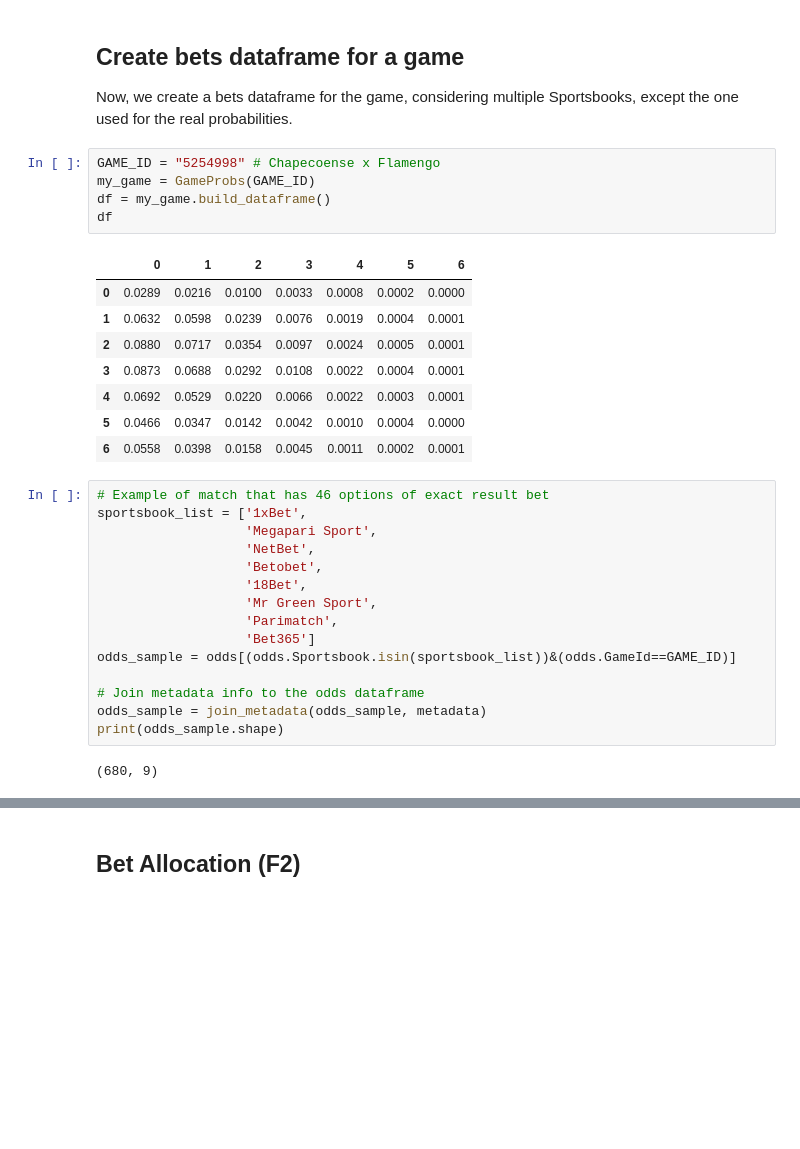
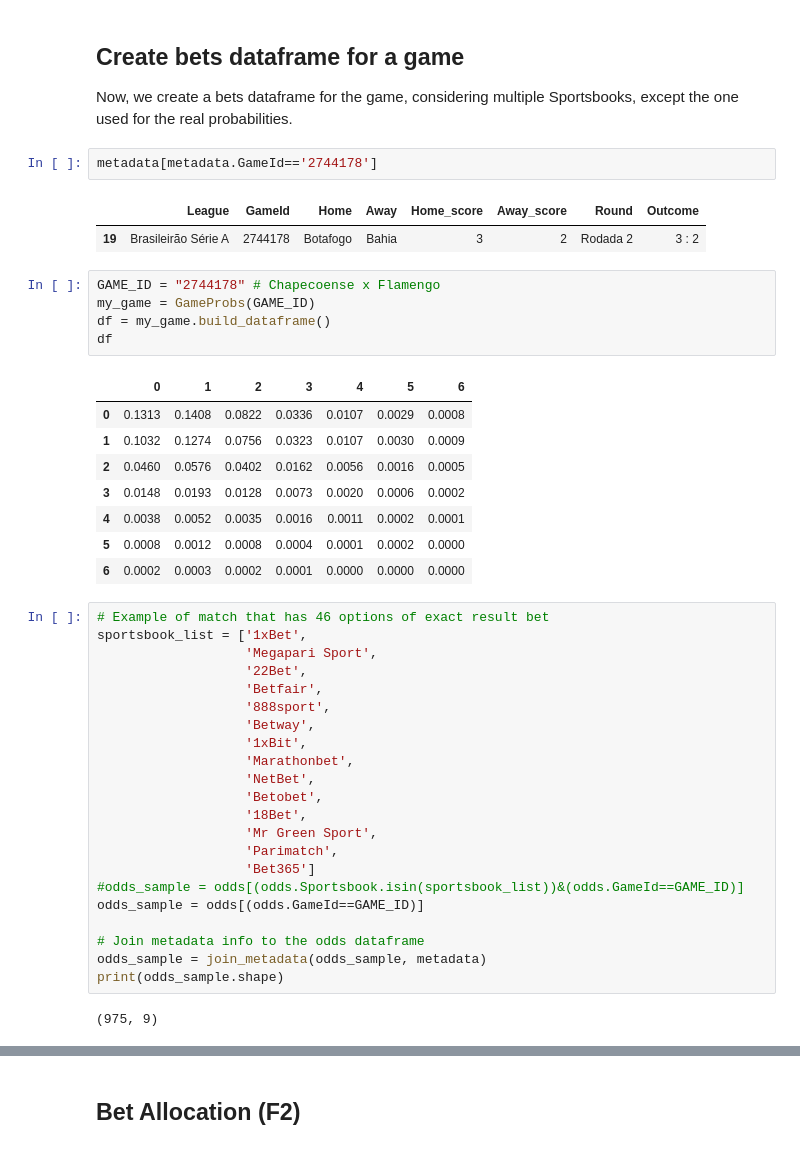
Before and after one commit to MarcosAugusto47/soccer-betting-strategy, a Jupyter notebook: notebook.ipynb, the cells around one changed output, grey strips where cells are left out. Cells and saved outputs as stored; diff of their text form; blank space fills up the shorter version.

```diff
--- a/notebook.ipynb
+++ b/notebook.ipynb
@@ -45,37 +45,49 @@ print(odds.shape)
 # %% [markdown]
 ## Create bets dataframe for a game
 Now, we create a bets dataframe for the game, considering multiple Sportsbooks, except the one used for the real probabilities.
+# %%
+metadata[metadata.GameId=='2744178']
+# %% [output]
+|  | League | GameId | Home | Away | Home_score | Away_score | Round | Outcome |
+| 19 | Brasileirão Série A | 2744178 | Botafogo | Bahia | 3 | 2 | Rodada 2 | 3 : 2 |
 # %%
-GAME_ID = "5254998" # Chapecoense x Flamengo
+GAME_ID = "2744178" # Chapecoense x Flamengo
 my_game = GameProbs(GAME_ID)
 df = my_game.build_dataframe()
 df
 # %% [output]
 |  | 0 | 1 | 2 | 3 | 4 | 5 | 6 |
-| 0 | 0.0289 | 0.0216 | 0.0100 | 0.0033 | 0.0008 | 0.0002 | 0.0000 |
-| 1 | 0.0632 | 0.0598 | 0.0239 | 0.0076 | 0.0019 | 0.0004 | 0.0001 |
-| 2 | 0.0880 | 0.0717 | 0.0354 | 0.0097 | 0.0024 | 0.0005 | 0.0001 |
-| 3 | 0.0873 | 0.0688 | 0.0292 | 0.0108 | 0.0022 | 0.0004 | 0.0001 |
-| 4 | 0.0692 | 0.0529 | 0.0220 | 0.0066 | 0.0022 | 0.0003 | 0.0001 |
-| 5 | 0.0466 | 0.0347 | 0.0142 | 0.0042 | 0.0010 | 0.0004 | 0.0000 |
-| 6 | 0.0558 | 0.0398 | 0.0158 | 0.0045 | 0.0011 | 0.0002 | 0.0001 |
+| 0 | 0.1313 | 0.1408 | 0.0822 | 0.0336 | 0.0107 | 0.0029 | 0.0008 |
+| 1 | 0.1032 | 0.1274 | 0.0756 | 0.0323 | 0.0107 | 0.0030 | 0.0009 |
+| 2 | 0.0460 | 0.0576 | 0.0402 | 0.0162 | 0.0056 | 0.0016 | 0.0005 |
+| 3 | 0.0148 | 0.0193 | 0.0128 | 0.0073 | 0.0020 | 0.0006 | 0.0002 |
+| 4 | 0.0038 | 0.0052 | 0.0035 | 0.0016 | 0.0011 | 0.0002 | 0.0001 |
+| 5 | 0.0008 | 0.0012 | 0.0008 | 0.0004 | 0.0001 | 0.0002 | 0.0000 |
+| 6 | 0.0002 | 0.0003 | 0.0002 | 0.0001 | 0.0000 | 0.0000 | 0.0000 |
 # %%
 # Example of match that has 46 options of exact result bet
 sportsbook_list = ['1xBet',
                    'Megapari Sport',
+                   '22Bet',
+                   'Betfair',
+                   '888sport',
+                   'Betway',
+                   '1xBit',
+                   'Marathonbet',
                    'NetBet',
                    'Betobet',
                    '18Bet',
                    'Mr Green Sport',
                    'Parimatch',
                    'Bet365']
-odds_sample = odds[(odds.Sportsbook.isin(sportsbook_list))&(odds.GameId==GAME_ID)]
+#odds_sample = odds[(odds.Sportsbook.isin(sportsbook_list))&(odds.GameId==GAME_ID)]
+odds_sample = odds[(odds.GameId==GAME_ID)]
 
 # Join metadata info to the odds dataframe
 odds_sample = join_metadata(odds_sample, metadata)
 print(odds_sample.shape)
 # %% [output]
-(680, 9)
+(975, 9)
 # %%
 odds_sample = apply_final_treatment(df_odds=odds_sample, df_real_prob=df)
 odds_sample
```
Also changed, not shown: parts of 16 cells of this notebook, 1 other file.
